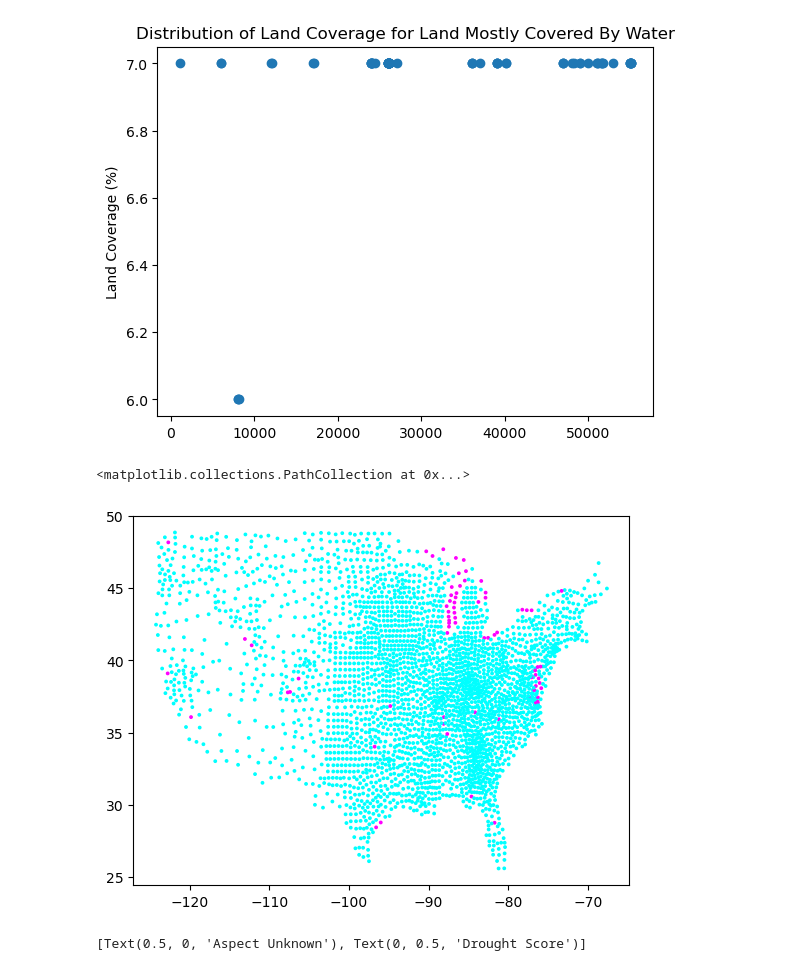
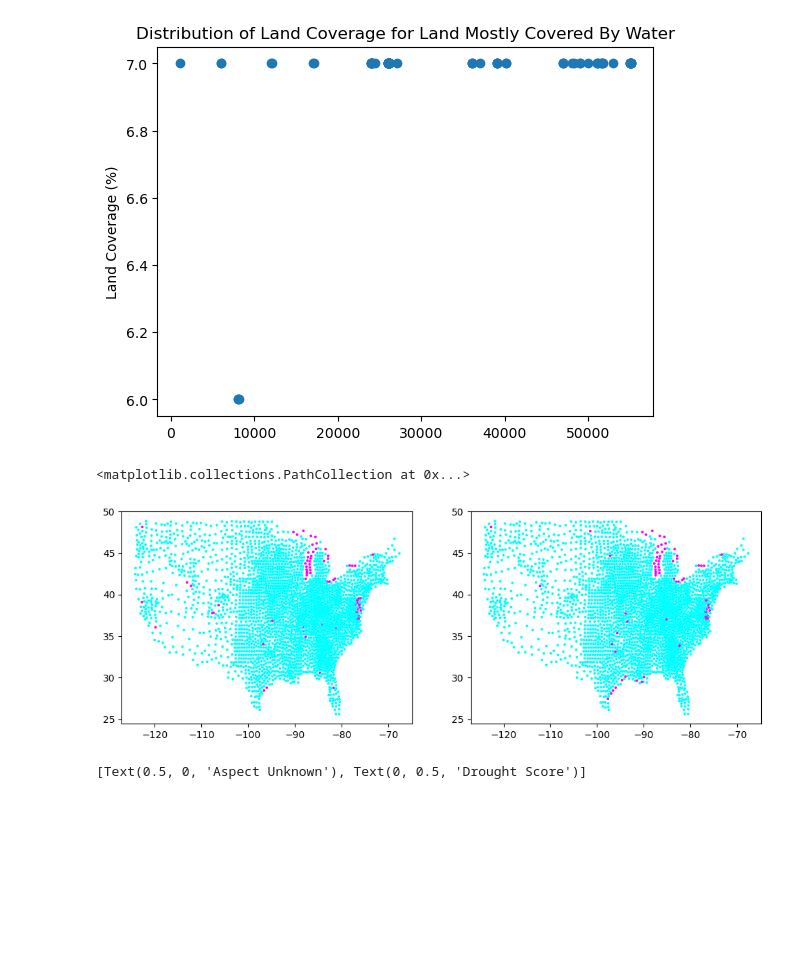
Before and after one commit to friedrichsittner/portfolio_project, a Jupyter notebook: notebooks/soil_exploration.ipynb, the cells around one changed output. Saved outputs shown, nothing was run; the diff lists cells and outputs as text; code cells hidden in the pictures; blank space fills up the shorter version.

Commit message:
Outlier Deletion, Baseline Model and Optimized Model for Soil Data

```diff
--- a/notebooks/soil_exploration.ipynb
+++ b/notebooks/soil_exploration.ipynb
@@ -180,10 +180,13 @@ plt.show()
 [figure]
 # %%
 non_soil_mask = df_soil['SQ1'] >= 5
-plt.scatter(df_soil.lon, df_soil.lat, c = non_soil_mask, s = 3, cmap = 'cool')
+mostly_water_mask = df_soil['WAT_LAND'] >= 50
+fig, ax = plt.subplots(ncols = 2, figsize = [12, 4])
+ax[0].scatter(df_soil.lon, df_soil.lat, c = non_soil_mask, s = 3, cmap = 'cool')
+ax[1].scatter(df_soil.lon, df_soil.lat, c = mostly_water_mask, s = 3, cmap = 'cool')
 # %% [output]
 <matplotlib.collections.PathCollection at 0x...>
-[figure, old version]
+[figure, new version]
 # %%
 fig, ax = plt.subplots(nrows = 3, ncols = 2, figsize = [18, 12])
 ax[0, 0].plot(df_soil.aspectN, df_soil.score, '.')
```
Also changed, not shown: parts of 8 cells of this notebook, 8 other files.
